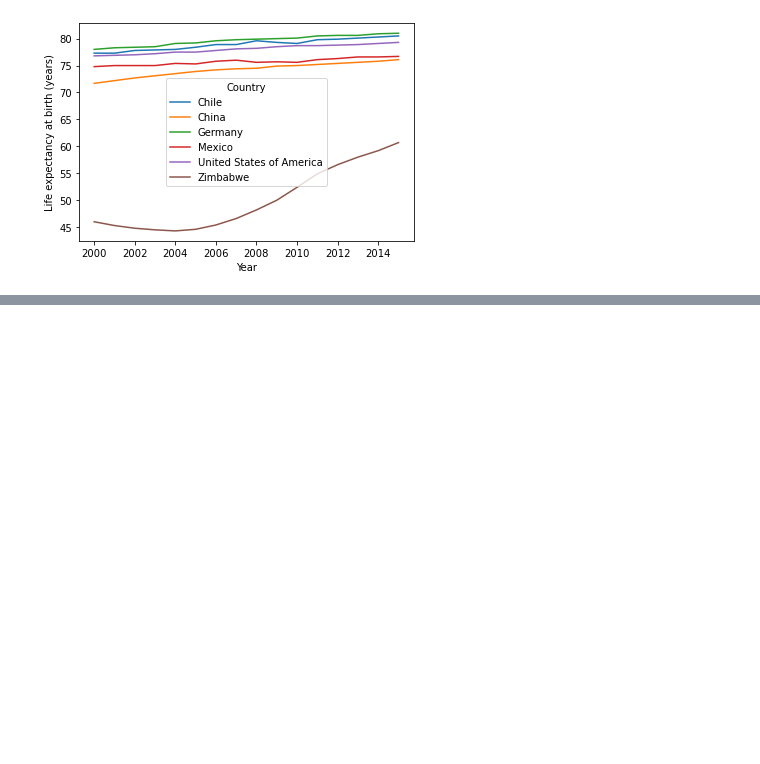
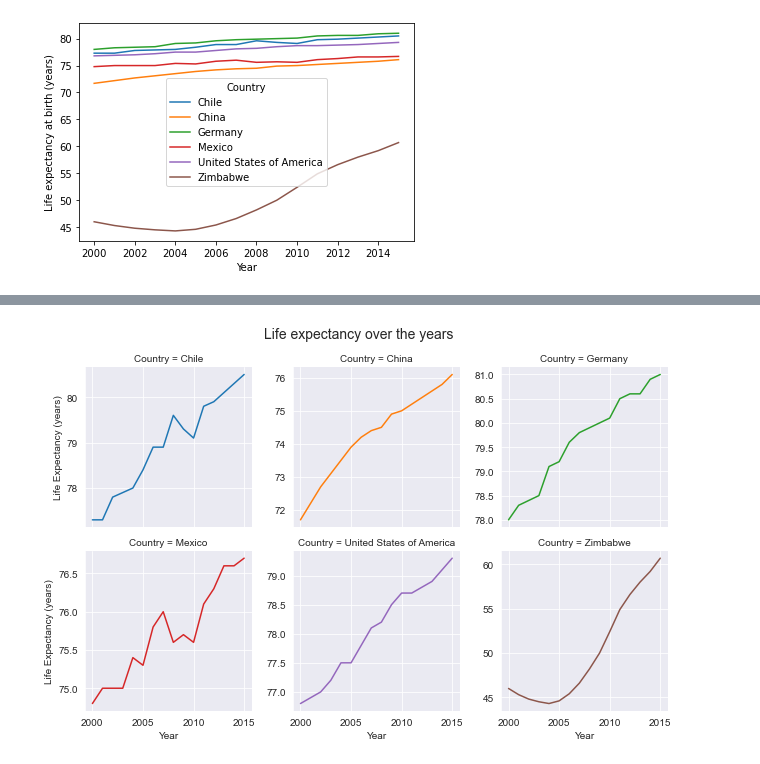
Before and after one commit to keijiart/Life_Expectancy_GDP, a Jupyter notebook: life_expectancy_gdp.ipynb, the cells around one changed output, grey strips where cells are left out. Cells and saved outputs as stored; diff of their text form; code cells hidden in the pictures; blank space fills up the shorter version.

```diff
--- a/life_expectancy_gdp.ipynb
+++ b/life_expectancy_gdp.ipynb
@@ -53,0 +71,8 @@ plt.show()
+# %%
+g = sns.FacetGrid(data, col='Country', hue='Country', col_wrap=3, sharey=False)
+g.map(sns.lineplot,'Year','Life expectancy at birth (years)')
+g.set_ylabels('Life Expectancy (years)')
+g.fig.suptitle('Life expectancy over the years', fontsize=14)
+g.fig.tight_layout(rect=[0, 0, 1, 1])
+# %% [output]
+[figure, added]
```
Also changed, not shown: parts of 3 cells of this notebook.
